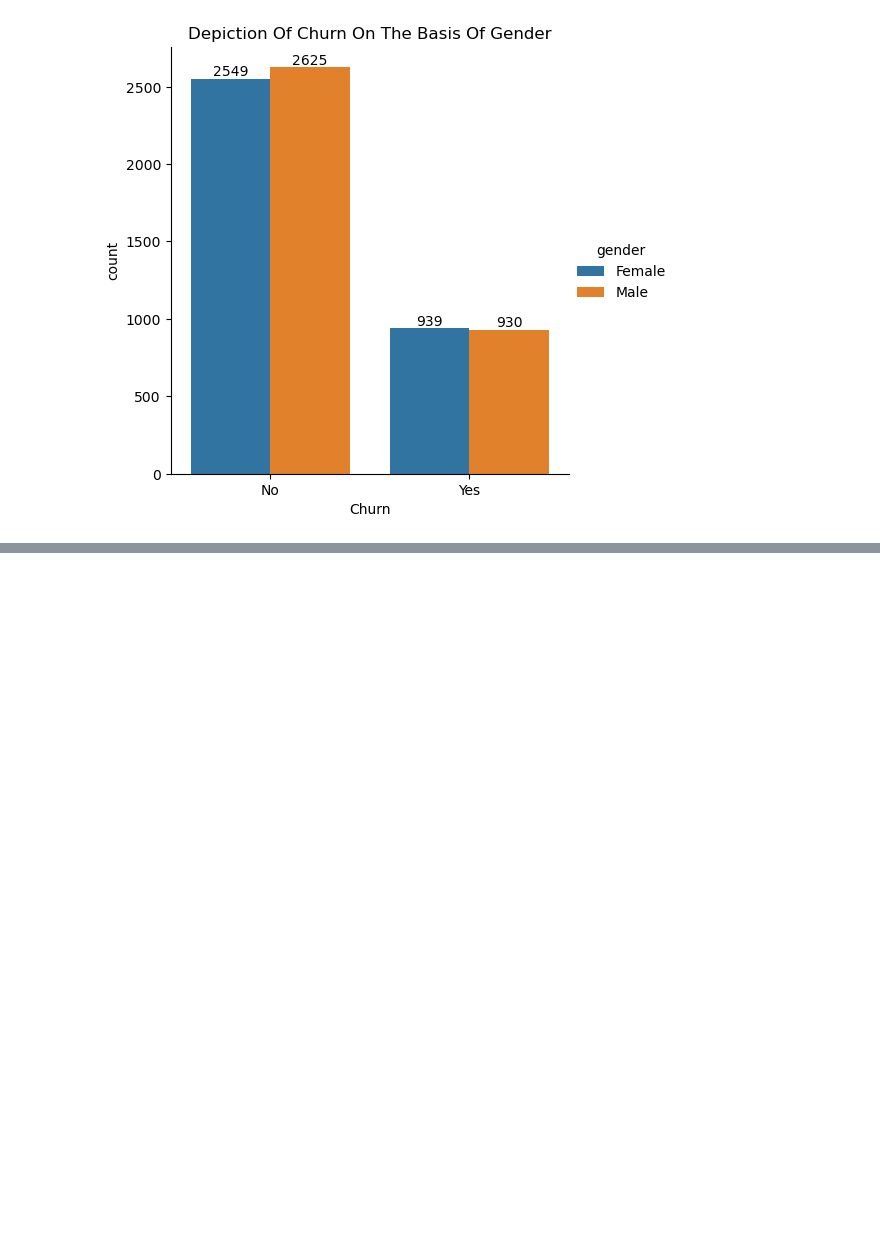
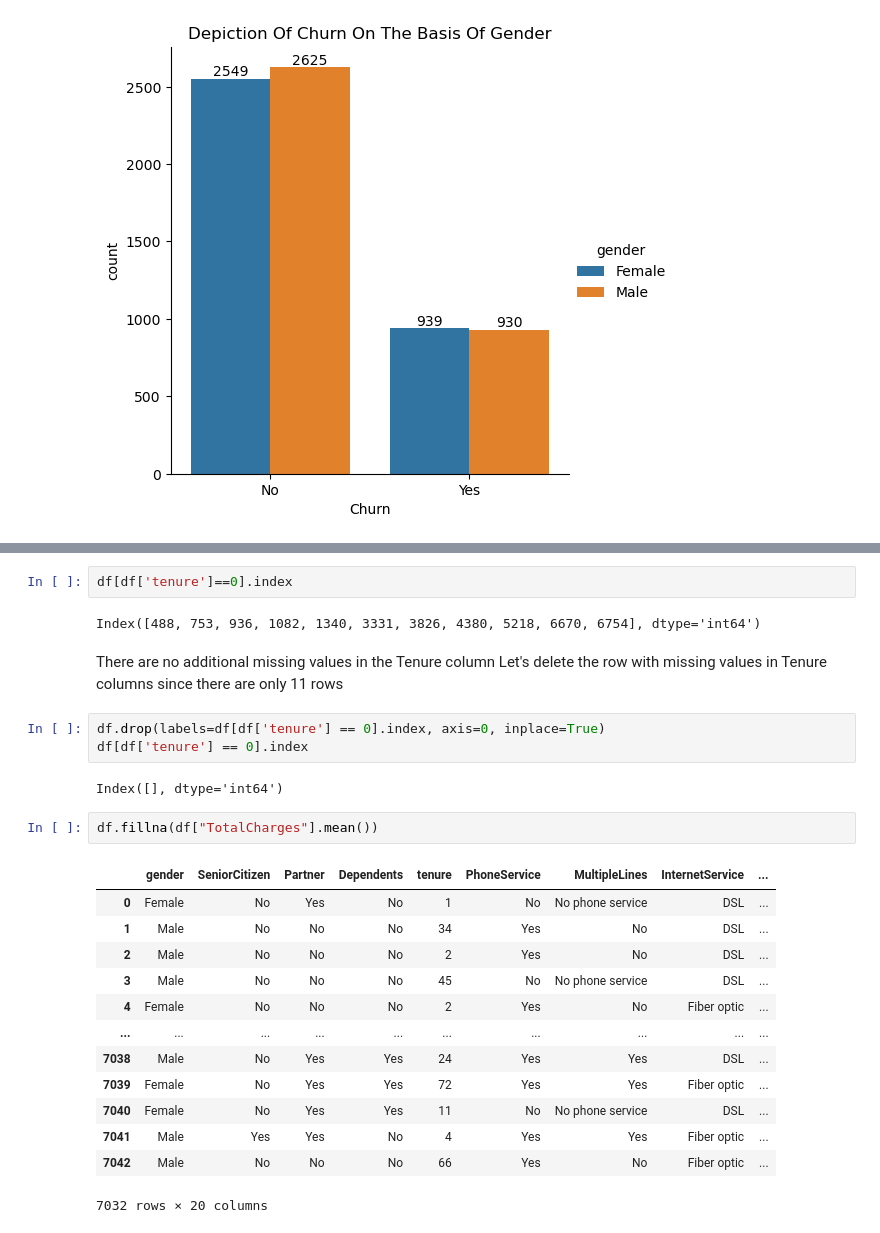
Before and after one commit to sohailash/sohail, a Jupyter notebook: ML Projects/Customer_churn.ipynb, the cells around one changed output, grey strips where cells are left out. Saved outputs shown, nothing was run; the diff lists cells and outputs as text; blank space fills up the shorter version.

```diff
--- a/ML Projects/Customer_churn.ipynb
+++ b/ML Projects/Customer_churn.ipynb
@@ -116,0 +213,28 @@ for container in ax.containers:
+# %%
+df[df['tenure']==0].index
+# %% [output]
+Index([488, 753, 936, 1082, 1340, 3331, 3826, 4380, 5218, 6670, 6754], dtype='int64')
+# %% [markdown]
+There are no additional missing values in the Tenure column
+Let's delete the row with missing values in Tenure columns since there are only 11 rows
+# %%
+df.drop(labels=df[df['tenure'] == 0].index, axis=0, inplace=True)
+df[df['tenure'] == 0].index
+# %% [output]
+Index([], dtype='int64')
+# %%
+df.fillna(df["TotalCharges"].mean())
+# %% [output]
+|  | gender | SeniorCitizen | Partner | Dependents | tenure | PhoneService | MultipleLines | InternetService | ... |
+| 0 | Female | No | Yes | No | 1 | No | No phone service | DSL | ... |
+| 1 | Male | No | No | No | 34 | Yes | No | DSL | ... |
+| 2 | Male | No | No | No | 2 | Yes | No | DSL | ... |
+| 3 | Male | No | No | No | 45 | No | No phone service | DSL | ... |
+| 4 | Female | No | No | No | 2 | Yes | No | Fiber optic | ... |
+| ... | ... | ... | ... | ... | ... | ... | ... | ... | ... |
+| 7038 | Male | No | Yes | Yes | 24 | Yes | Yes | DSL | ... |
+| 7039 | Female | No | Yes | Yes | 72 | Yes | Yes | Fiber optic | ... |
+| 7040 | Female | No | Yes | Yes | 11 | No | No phone service | DSL | ... |
+| 7041 | Male | Yes | Yes | No | 4 | Yes | Yes | Fiber optic | ... |
+| 7042 | Male | No | No | No | 66 | Yes | No | Fiber optic | ... |
+7032 rows × 20 columns
```
Also changed, not shown: parts of 19 cells of this notebook.
